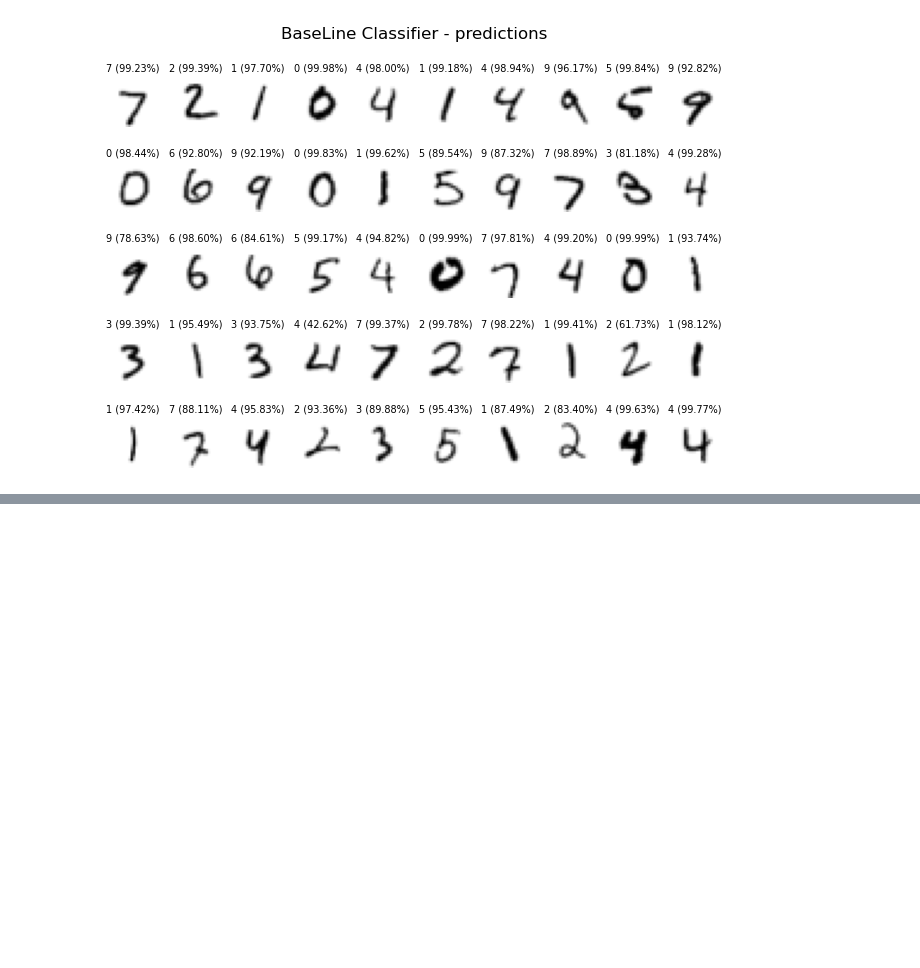
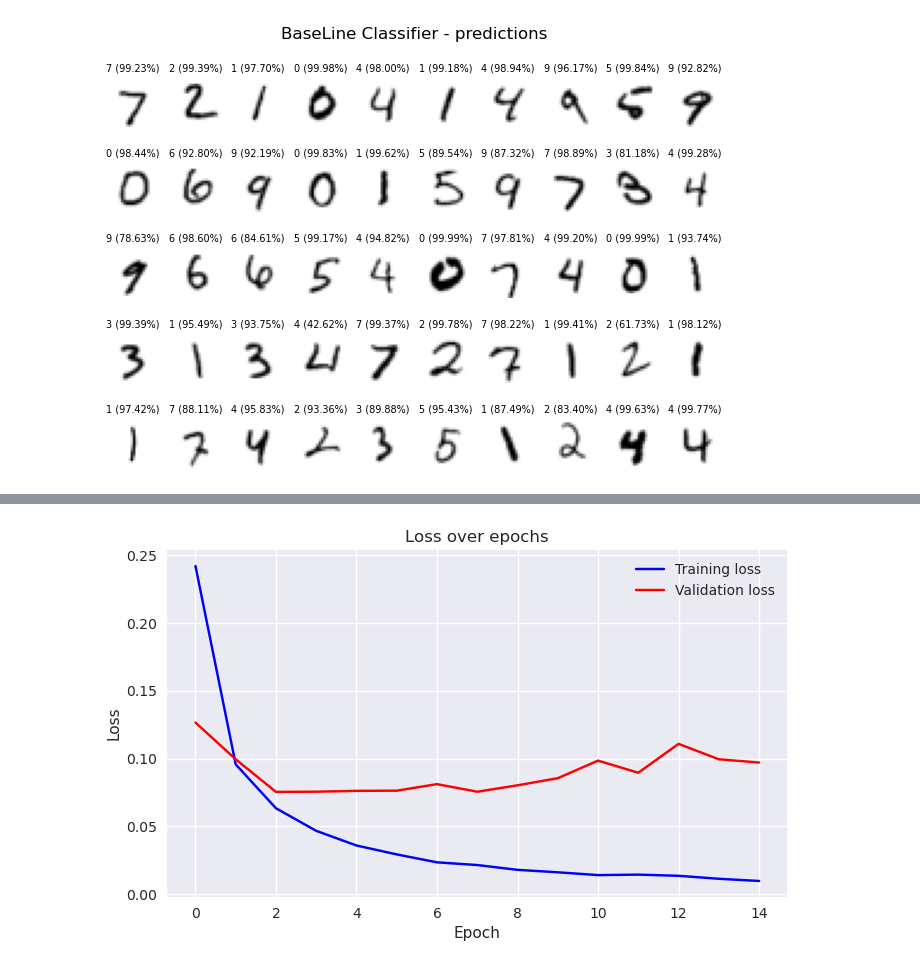
Before and after one commit to Purbayan2014/Models-DLL, a Jupyter notebook: LeNet.ipynb, the cells around one changed output, grey strips where cells are left out. Drawn from its saved outputs; the diff is of its cells as text; code cells hidden in the pictures; blank space fills up the shorter version.

```diff
--- a/LeNet.ipynb
+++ b/LeNet.ipynb
@@ -317,0 +448,26 @@ plt.show()
+# %%
+# Two Hidden Layer Fully Connected
+class TwoHiddenLayer(nn.Module):
+    def __init__(self, input_size, hidden_size1, hidden_size2, classes):
+        super(TwoHiddenLayer, self).__init__()
+        self.fc1 = nn.Linear(input_size, hidden_size1)
+        self.fc2 = nn.Linear(hidden_size1, hidden_size2)
+        self.fc3 = nn.Linear(hidden_size2, classes)
+
+    def forward(self, x):
+        x = torch.flatten(x, 1)
+        x = torch.relu(self.fc1(x))
+        x = torch.relu(self.fc2(x))
+        logits = self.fc3(x)
+        return logits
+# %%
+torch.manual_seed(rand_seed)
+input_size = 28*28
+hidden_size1 = 300
+hidden_size2 = 100
+model = TwoHiddenLayer(input_size, hidden_size1, hidden_size2,classes).to(dev)
+optimizer = torch.optim.Adam(model.parameters(), lr=lr_rate)
+criterion = nn.CrossEntropyLoss()
+# %%
+model, optimizer, _ = train_engine(model, criterion, optimizer, train_dloader_two_hd_layer, valid_dloader_two_hd_layer, epochs, dev)
+# %% [output]
@@ -317,0 +489 @@ plt.show()
+[figure, added]
```
Also changed, not shown: parts of 14 cells of this notebook.
